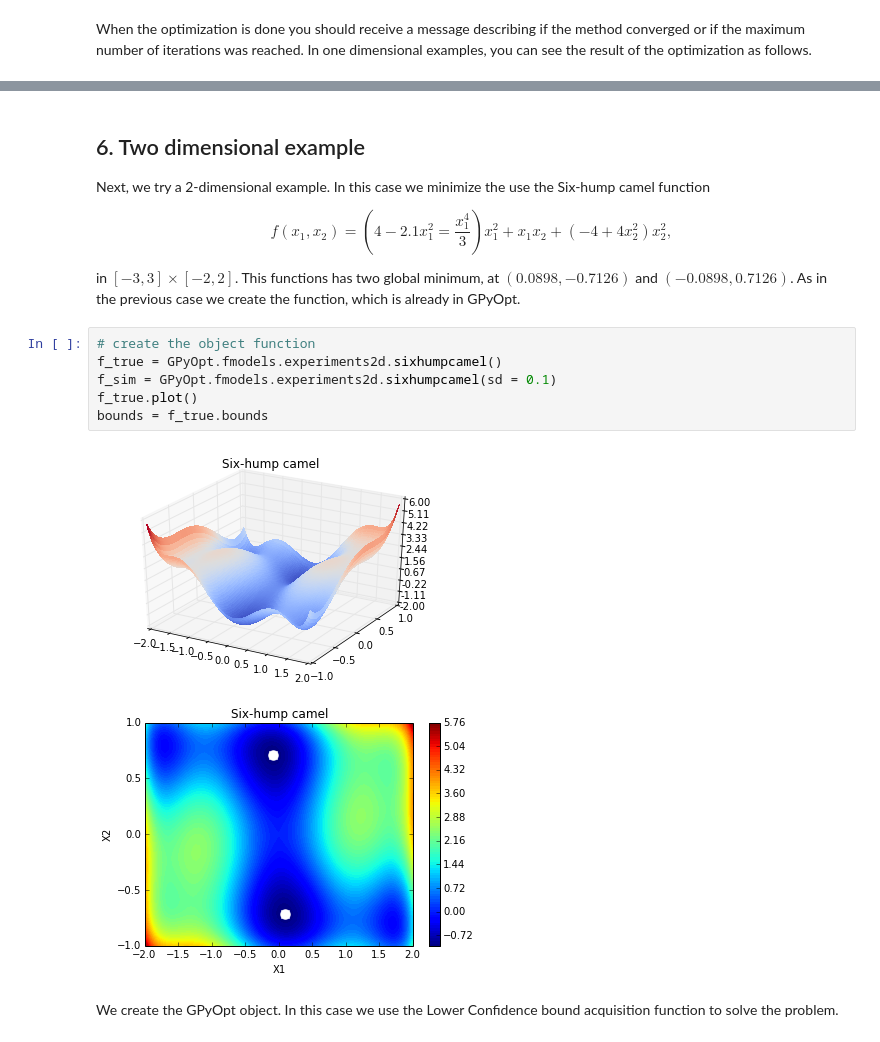
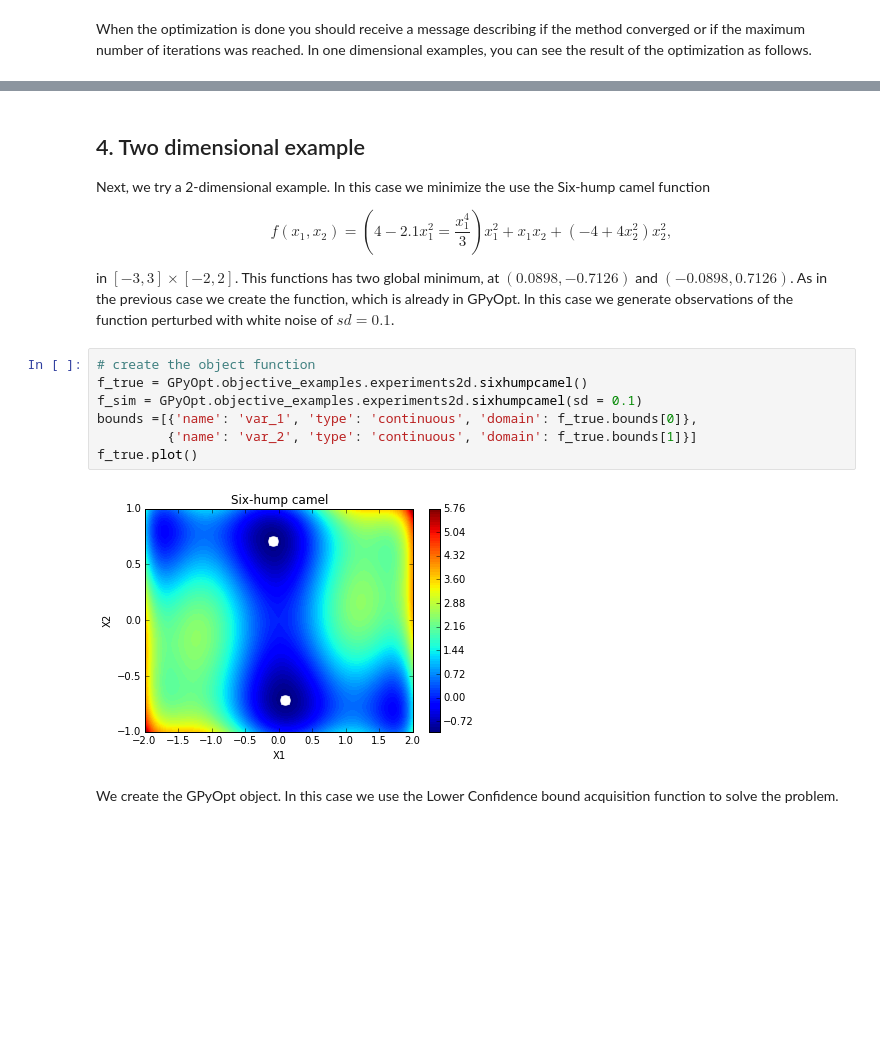
Before and after one commit to SheffieldML/GPyOpt, a Jupyter notebook: manual/GPyOpt_reference_manual.ipynb, the cells around one changed output, grey strips where cells are left out. Cells and saved outputs as stored; diff of their text form; blank space fills up the shorter version.

```diff
--- a/manual/GPyOpt_reference_manual.ipynb
+++ b/manual/GPyOpt_reference_manual.ipynb
@@ -316,20 +294,20 @@ ImportError: No module named JSAnimation
 # %% [markdown]
-## 6. Two dimensional example
+## 4. Two dimensional example
 
 Next, we try a 2-dimensional example. In this case we minimize the use the Six-hump camel function
 
 $$f(x_1,x_2) = \left(4-2.1x_1^2 = \frac{x_1^4}{3} \right)x_1^2 + x_1x_2 + (-4 +4x_2^2)x_2^2,$$
 
-in $[-3,3]\times [-2,2]$. This functions has two global minimum, at $(0.0898,-0.7126)$ and $(-0.0898,0.7126)$. As in the previous case we create the function, which is already in GPyOpt.
+in $[-3,3]\times [-2,2]$. This functions has two global minimum, at $(0.0898,-0.7126)$ and $(-0.0898,0.7126)$. As in the previous case we create the function, which is already in GPyOpt. In this case we generate observations of the function perturbed with white noise of $sd=0.1$.
 # %%
 # create the object function
-f_true = GPyOpt.fmodels.experiments2d.sixhumpcamel()
-f_sim = GPyOpt.fmodels.experiments2d.sixhumpcamel(sd = 0.1)
+f_true = GPyOpt.objective_examples.experiments2d.sixhumpcamel()
+f_sim = GPyOpt.objective_examples.experiments2d.sixhumpcamel(sd = 0.1)
+bounds =[{'name': 'var_1', 'type': 'continuous', 'domain': f_true.bounds[0]},
+         {'name': 'var_2', 'type': 'continuous', 'domain': f_true.bounds[1]}]
 f_true.plot()
-bounds = f_true.bounds
 # %% [output]
-[figure, old version]
+[figure, new version]
-[figure, removed]
 # %% [markdown]
 We create the GPyOpt object. In this case we use the Lower Confidence bound acquisition function to solve the problem.
 # %%
```
Also changed, not shown: parts of 36 cells of this notebook, 23 other files.
